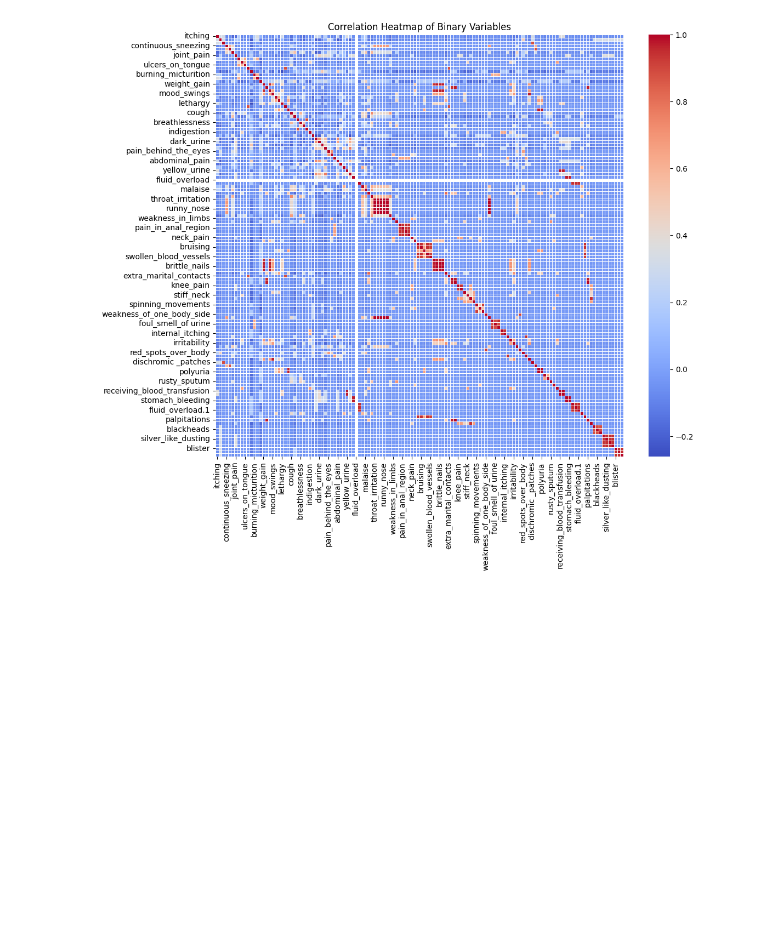
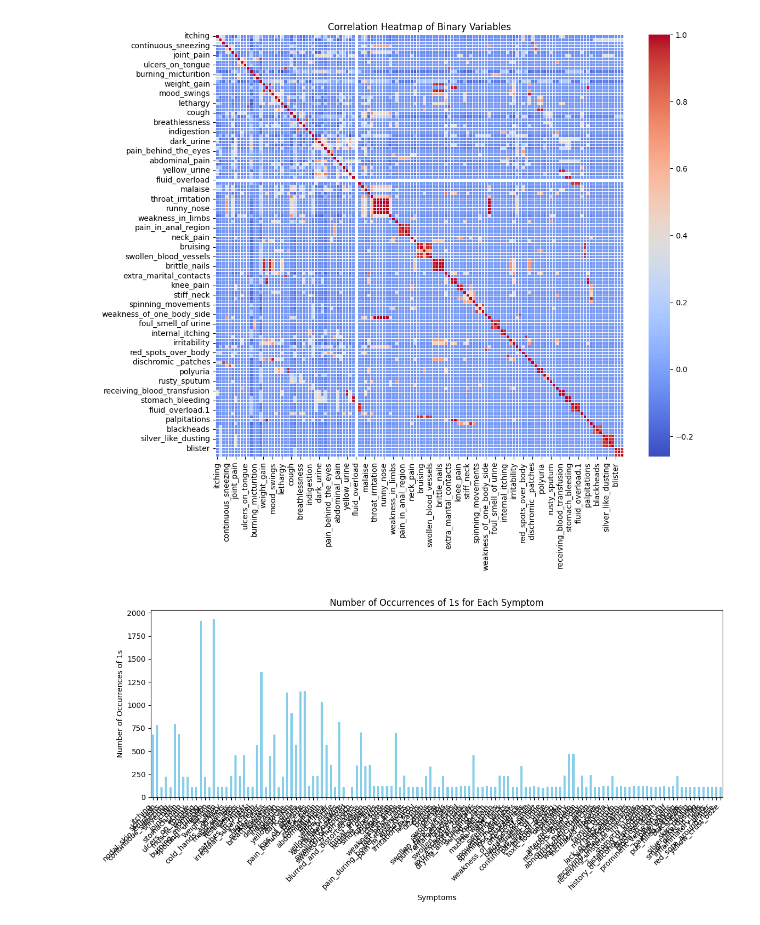
Before and after one commit to ssunsonic/Disease-Prediction, a Jupyter notebook: final_code.ipynb, the cells around one changed output. Cells and saved outputs as stored; diff of their text form; code cells hidden in the pictures; blank space fills up the shorter version.

Commit message:
graph

```diff
--- a/final_code.ipynb
+++ b/final_code.ipynb
@@ -127,3 +127,18 @@ plt.title('Correlation Heatmap of Binary Variables')
 plt.show()
 # %% [output]
 [figure]
+# %%
+# Calculate the count of 1s (occurrences) for each symptom
+symptom_counts = symptoms.sum()
+
+# Plotting the counts
+plt.figure(figsize=(12, 6))
+symptom_counts.plot(kind='bar', color='skyblue')
+plt.title('Number of Occurrences of 1s for Each Symptom')
+plt.xlabel('Symptoms')
+plt.ylabel('Number of Occurrences of 1s')
+plt.xticks(rotation=45, ha='right')
+plt.tight_layout()
+plt.show()
+# %% [output]
+[figure, added]
```
